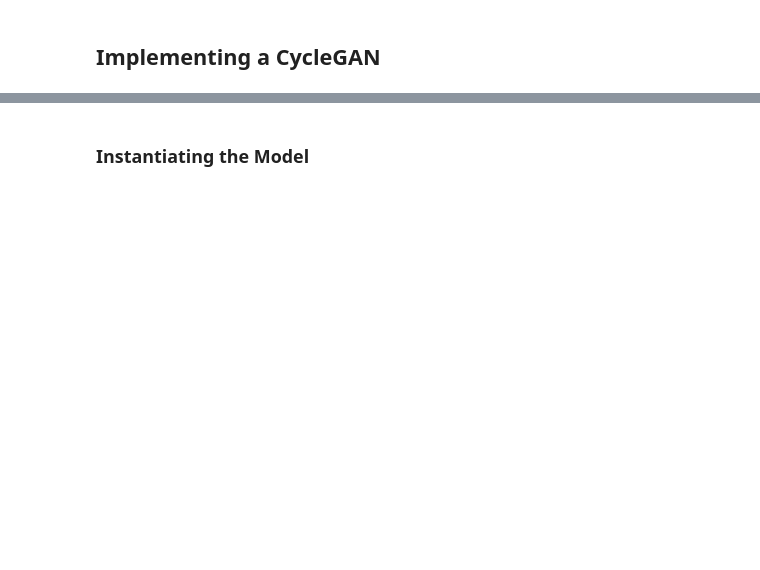
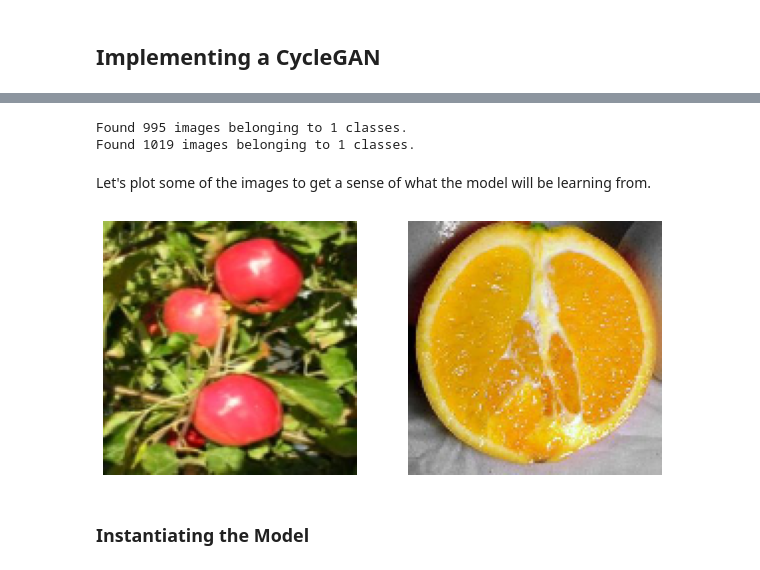
Before and after one commit to DCtheTall/generative-deep-learning, a Jupyter notebook: 5-style-transfer/CycleGAN.ipynb, the cells around one changed output, grey strips where cells are left out. Saved outputs shown, nothing was run; the diff lists cells and outputs as text; code cells hidden in the pictures; blank space fills up the shorter version.

Commit message:
download apple2orange dataset

```diff
--- a/5-style-transfer/CycleGAN.ipynb
+++ b/5-style-transfer/CycleGAN.ipynb
@@ -206,0 +210,3 @@ class CycleGAN(object):
+# %%
+IMAGE_SIZE = 128
+BATCH_SIZE = 1
@@ -207,2 +244,30 @@ class CycleGAN(object):
+# %%
+from tensorflow.keras.preprocessing.image import ImageDataGenerator
+
+data_gen = ImageDataGenerator(rescale=1.0/255.0)
+
+data_flow_train_A = data_gen.flow_from_directory(
+    'data/apple2orange/trainA', target_size=(IMAGE_SIZE, IMAGE_SIZE),
+    class_mode='input', batch_size=BATCH_SIZE, shuffle=True)
+data_flow_train_B = data_gen.flow_from_directory(
+    'data/apple2orange/trainB', target_size=(IMAGE_SIZE, IMAGE_SIZE),
+    class_mode='input', batch_size=BATCH_SIZE, shuffle=True)
+# %% [output]
+Found 995 images belonging to 1 classes.
+Found 1019 images belonging to 1 classes.
+# %% [markdown]
+Let's plot some of the images to get a sense of what the model will be learning from.
+# %%
+imgA, _ = next(data_flow_train_A)
+imgB, _ = next(data_flow_train_B)
+
+fig = plt.figure(figsize=(10, 5))
+
+for i, img in enumerate([imgA[0], imgB[0]]):
+  ax = fig.add_subplot(1, 2, i + 1)
+  ax.axis('off')
+  ax.imshow(img)
+# %% [output]
+[figure, added]
 # %% [markdown]
 ### Instantiating the Model
```
Also changed, not shown: parts of 9 cells of this notebook.
